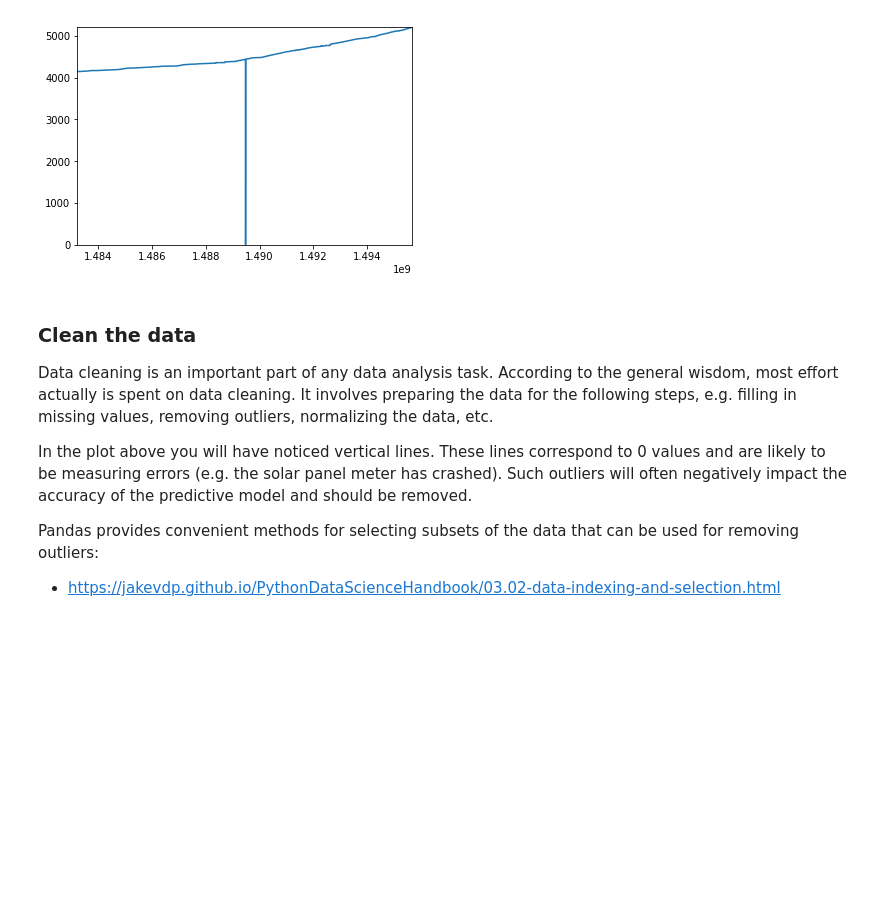
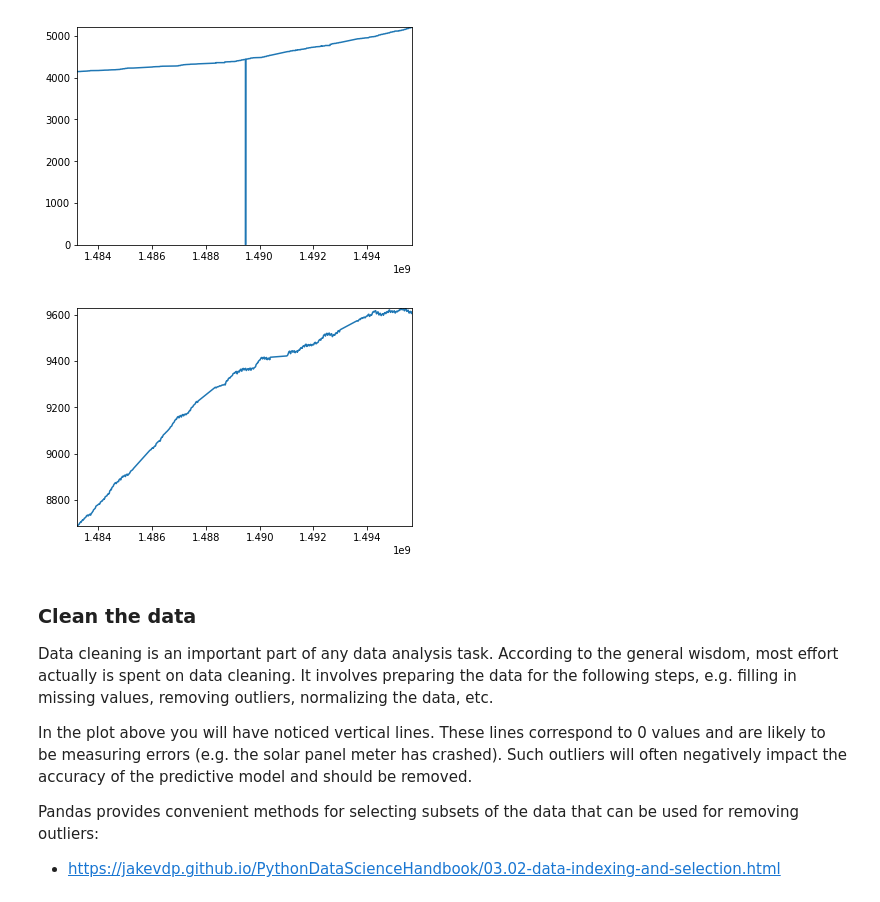
Before and after one commit to wjwka/2IMN15_IOT_EXE3, a Jupyter notebook: practical_data_analysis/assignment.ipynb, the cells around one changed output. Drawn from its saved outputs; the diff is of its cells as text; code cells hidden in the pictures; blank space fills up the shorter version.

```diff
--- a/practical_data_analysis/assignment.ipynb
+++ b/practical_data_analysis/assignment.ipynb
@@ -137,3 +135,11 @@ plt.axis([X.min(), X.max(), Y.min(), Y.max()]);
+# %%
+# TODO: experiment with other data visualizations
+X = raw_energy["seconds"]
+Y = raw_energy["total_consumption"] - raw_energy["total_production"]
+plt.plot(X, Y)
+plt.axis([X.min(), X.max(), Y.min(), Y.max()]);
+# %% [output]
+[figure, added]
 # %% [markdown]
 ### Clean the data
 
```
Also changed, not shown: parts of 5 cells of this notebook.
